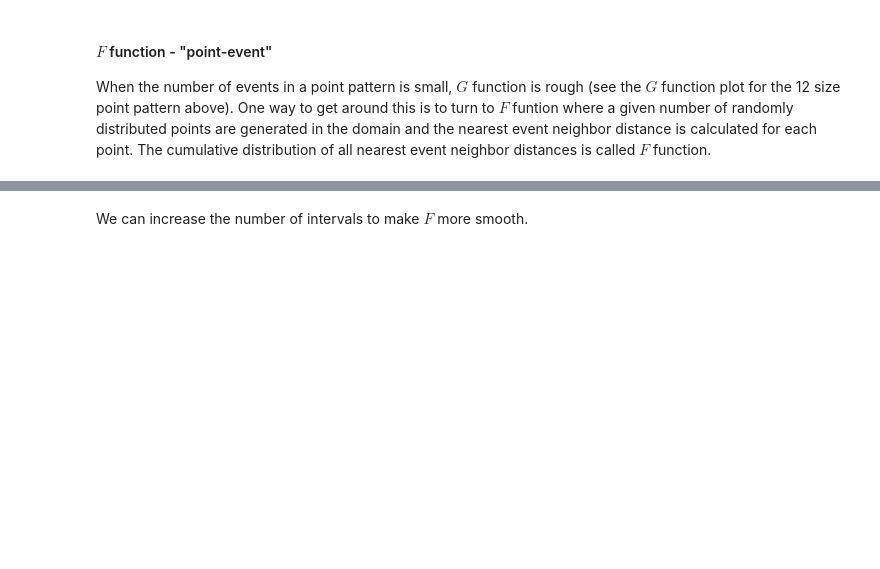
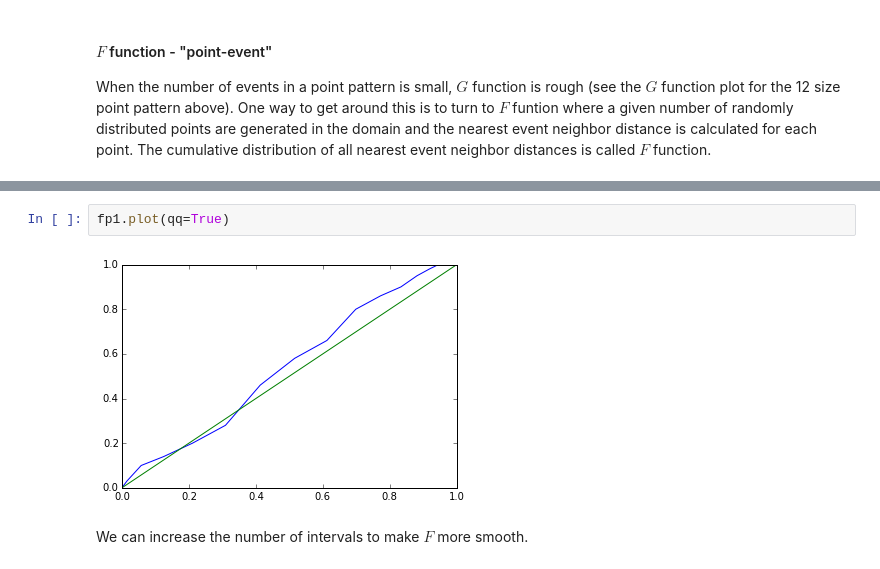
Before and after one commit to pysal/pointpats, a Jupyter notebook: distance_statistics.ipynb, the cells around one changed output, grey strips where cells are left out. Drawn from its saved outputs; the diff is of its cells as text; blank space fills up the shorter version.

```diff
--- a/distance_statistics.ipynb
+++ b/distance_statistics.ipynb
@@ -197,3 +205,7 @@ fp1.plot()
+# %%
+fp1.plot(qq=True)
+# %% [output]
+[figure, added]
 # %% [markdown]
 We can increase the number of intervals to make $F$ more smooth.
 # %%
```
Also changed, not shown: parts of 30 cells of this notebook, 1 other file.
